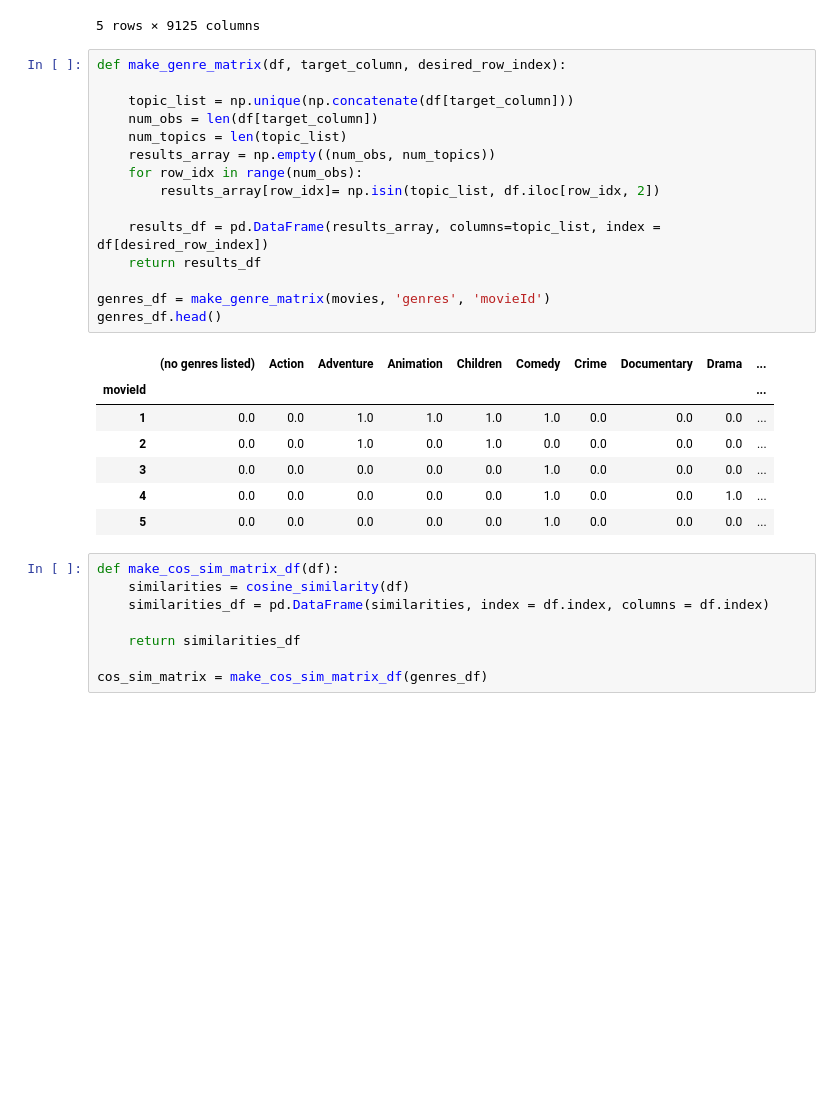
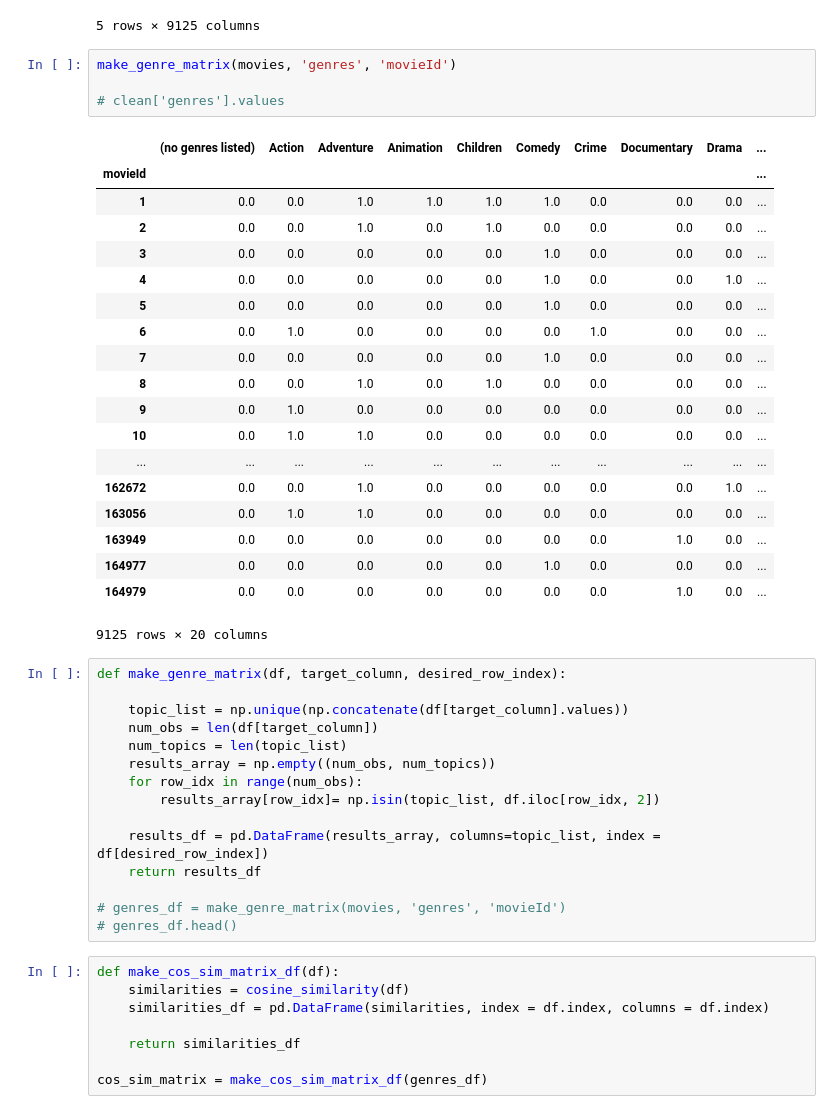
Before and after one commit to erindesmond/recommender_case_study, a Jupyter notebook: Content-based recommender.ipynb, the cells around one changed output. Drawn from its saved outputs; the diff is of its cells as text; blank space fills up the shorter version.

```diff
--- a/Content-based recommender.ipynb
+++ b/Content-based recommender.ipynb
@@ -44,10 +44,34 @@ cos_sim_matrix.tail()
 | 164977 | 0.447214 | 0.000000 | 0.707107 | 0.577350 | 1.0 | 0.000000 | 0.707107 | 0.000000 | 0.0 | 0.000000 | ... | ... |
 | 164979 | 0.000000 | 0.000000 | 0.000000 | 0.000000 | 0.0 | 0.000000 | 0.000000 | 0.000000 | 0.0 | 0.000000 | ... | ... |
 5 rows × 9125 columns
+# %%
+make_genre_matrix(movies, 'genres', 'movieId')
+
+# clean['genres'].values
+# %% [output]
+|  | (no genres listed) | Action | Adventure | Animation | Children | Comedy | Crime | Documentary | Drama | ... |
+| movieId |  |  |  |  |  |  |  |  |  | ... |
+| 1 | 0.0 | 0.0 | 1.0 | 1.0 | 1.0 | 1.0 | 0.0 | 0.0 | 0.0 | ... |
+| 2 | 0.0 | 0.0 | 1.0 | 0.0 | 1.0 | 0.0 | 0.0 | 0.0 | 0.0 | ... |
+| 3 | 0.0 | 0.0 | 0.0 | 0.0 | 0.0 | 1.0 | 0.0 | 0.0 | 0.0 | ... |
+| 4 | 0.0 | 0.0 | 0.0 | 0.0 | 0.0 | 1.0 | 0.0 | 0.0 | 1.0 | ... |
+| 5 | 0.0 | 0.0 | 0.0 | 0.0 | 0.0 | 1.0 | 0.0 | 0.0 | 0.0 | ... |
+| 6 | 0.0 | 1.0 | 0.0 | 0.0 | 0.0 | 0.0 | 1.0 | 0.0 | 0.0 | ... |
+| 7 | 0.0 | 0.0 | 0.0 | 0.0 | 0.0 | 1.0 | 0.0 | 0.0 | 0.0 | ... |
+| 8 | 0.0 | 0.0 | 1.0 | 0.0 | 1.0 | 0.0 | 0.0 | 0.0 | 0.0 | ... |
+| 9 | 0.0 | 1.0 | 0.0 | 0.0 | 0.0 | 0.0 | 0.0 | 0.0 | 0.0 | ... |
+| 10 | 0.0 | 1.0 | 1.0 | 0.0 | 0.0 | 0.0 | 0.0 | 0.0 | 0.0 | ... |
+| ... | ... | ... | ... | ... | ... | ... | ... | ... | ... | ... |
+| 162672 | 0.0 | 0.0 | 1.0 | 0.0 | 0.0 | 0.0 | 0.0 | 0.0 | 1.0 | ... |
+| 163056 | 0.0 | 1.0 | 1.0 | 0.0 | 0.0 | 0.0 | 0.0 | 0.0 | 0.0 | ... |
+| 163949 | 0.0 | 0.0 | 0.0 | 0.0 | 0.0 | 0.0 | 0.0 | 1.0 | 0.0 | ... |
+| 164977 | 0.0 | 0.0 | 0.0 | 0.0 | 0.0 | 1.0 | 0.0 | 0.0 | 0.0 | ... |
+| 164979 | 0.0 | 0.0 | 0.0 | 0.0 | 0.0 | 0.0 | 0.0 | 1.0 | 0.0 | ... |
+9125 rows × 20 columns
 # %%
 def make_genre_matrix(df, target_column, desired_row_index):
 
-    topic_list = np.unique(np.concatenate(df[target_column]))
+    topic_list = np.unique(np.concatenate(df[target_column].values))
     num_obs = len(df[target_column])
     num_topics = len(topic_list)
     results_array = np.empty((num_obs, num_topics))
@@ -57,16 +81,8 @@ def make_genre_matrix(df, target_column, desired_row_index):
     results_df = pd.DataFrame(results_array, columns=topic_list, index = df[desired_row_index])
     return results_df
 
-genres_df = make_genre_matrix(movies, 'genres', 'movieId')
-genres_df.head()
+# genres_df = make_genre_matrix(movies, 'genres', 'movieId')
+# genres_df.head()
-# %% [output]
-|  | (no genres listed) | Action | Adventure | Animation | Children | Comedy | Crime | Documentary | Drama | ... |
-| movieId |  |  |  |  |  |  |  |  |  | ... |
-| 1 | 0.0 | 0.0 | 1.0 | 1.0 | 1.0 | 1.0 | 0.0 | 0.0 | 0.0 | ... |
-| 2 | 0.0 | 0.0 | 1.0 | 0.0 | 1.0 | 0.0 | 0.0 | 0.0 | 0.0 | ... |
-| 3 | 0.0 | 0.0 | 0.0 | 0.0 | 0.0 | 1.0 | 0.0 | 0.0 | 0.0 | ... |
-| 4 | 0.0 | 0.0 | 0.0 | 0.0 | 0.0 | 1.0 | 0.0 | 0.0 | 1.0 | ... |
-| 5 | 0.0 | 0.0 | 0.0 | 0.0 | 0.0 | 1.0 | 0.0 | 0.0 | 0.0 | ... |
 # %%
 def make_cos_sim_matrix_df(df):
     similarities = cosine_similarity(df)
```
Also changed, not shown: parts of 4 cells of this notebook.
